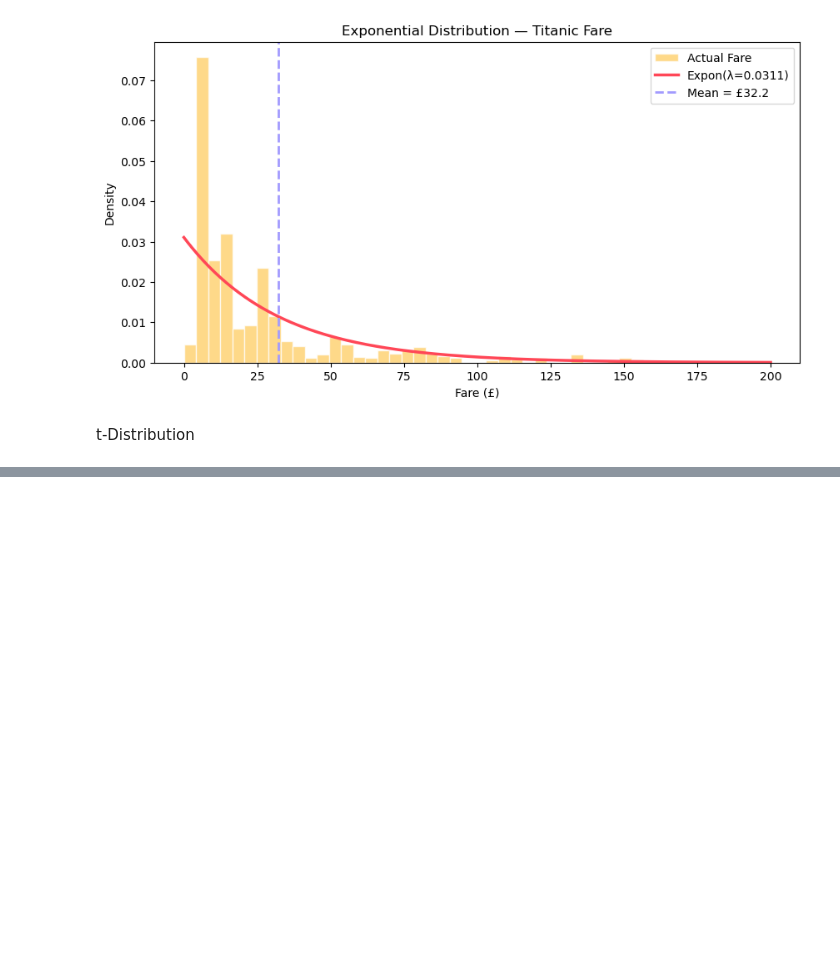
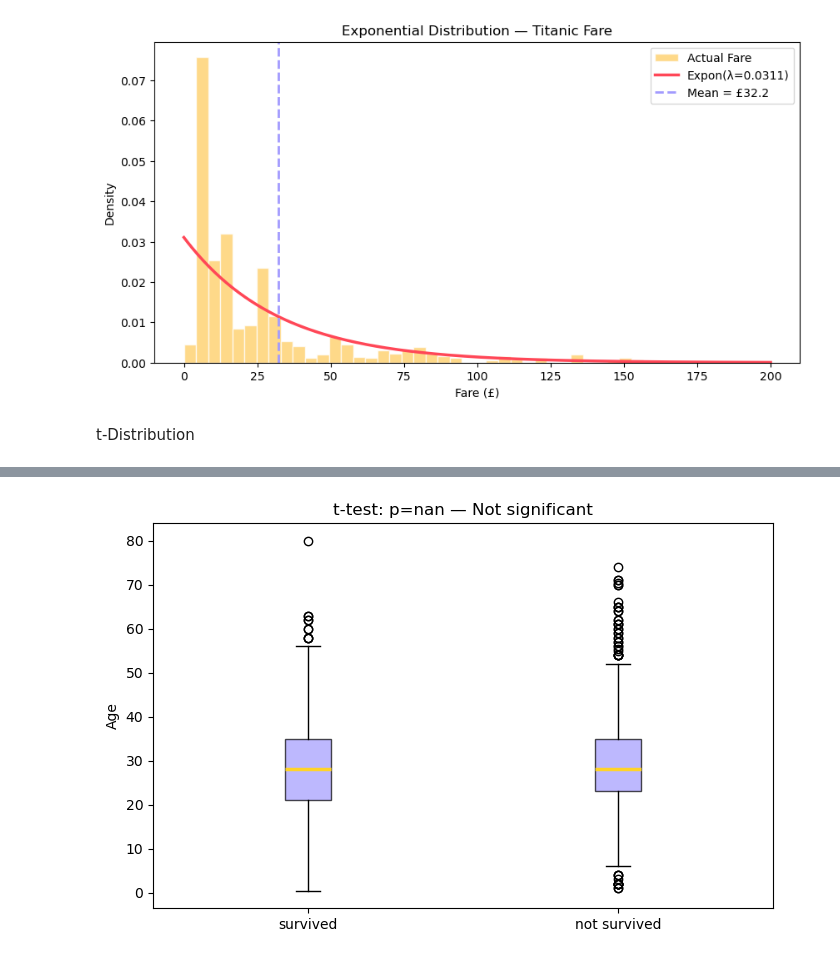
Before and after one commit to tashfeen786/AI-ML-BootCamp, a Jupyter notebook: NETSOL WORK/Week_4/TitanicDataset_to_Perform_ALL_Distributions.ipynb, the cells around one changed output, grey strips where cells are left out. Saved outputs shown, nothing was run; the diff lists cells and outputs as text; code cells hidden in the pictures; blank space fills up the shorter version.

```diff
--- a/NETSOL WORK/Week_4/TitanicDataset_to_Perform_ALL_Distributions.ipynb
+++ b/NETSOL WORK/Week_4/TitanicDataset_to_Perform_ALL_Distributions.ipynb
@@ -464,0 +554,14 @@ t-Distribution
+# %%
+plt.figure(figsize=(8, 5))
+
+plt.boxplot([survived, not_survived],
+            labels=['survived', 'not survived'],
+            patch_artist=True,
+            boxprops=dict(facecolor='#a29bfe', alpha=0.7),
+            medianprops=dict(color='#ffd32a', linewidth=2.5))
+
+plt.title(f't-test: p={p_value:.4f} — {"Significant!" if p_value<0.05 else "Not significant"}')
+plt.ylabel('Age')
+plt.show()
+# %% [output]
+[figure, added]
```
Also changed, not shown: parts of 3 cells of this notebook.
